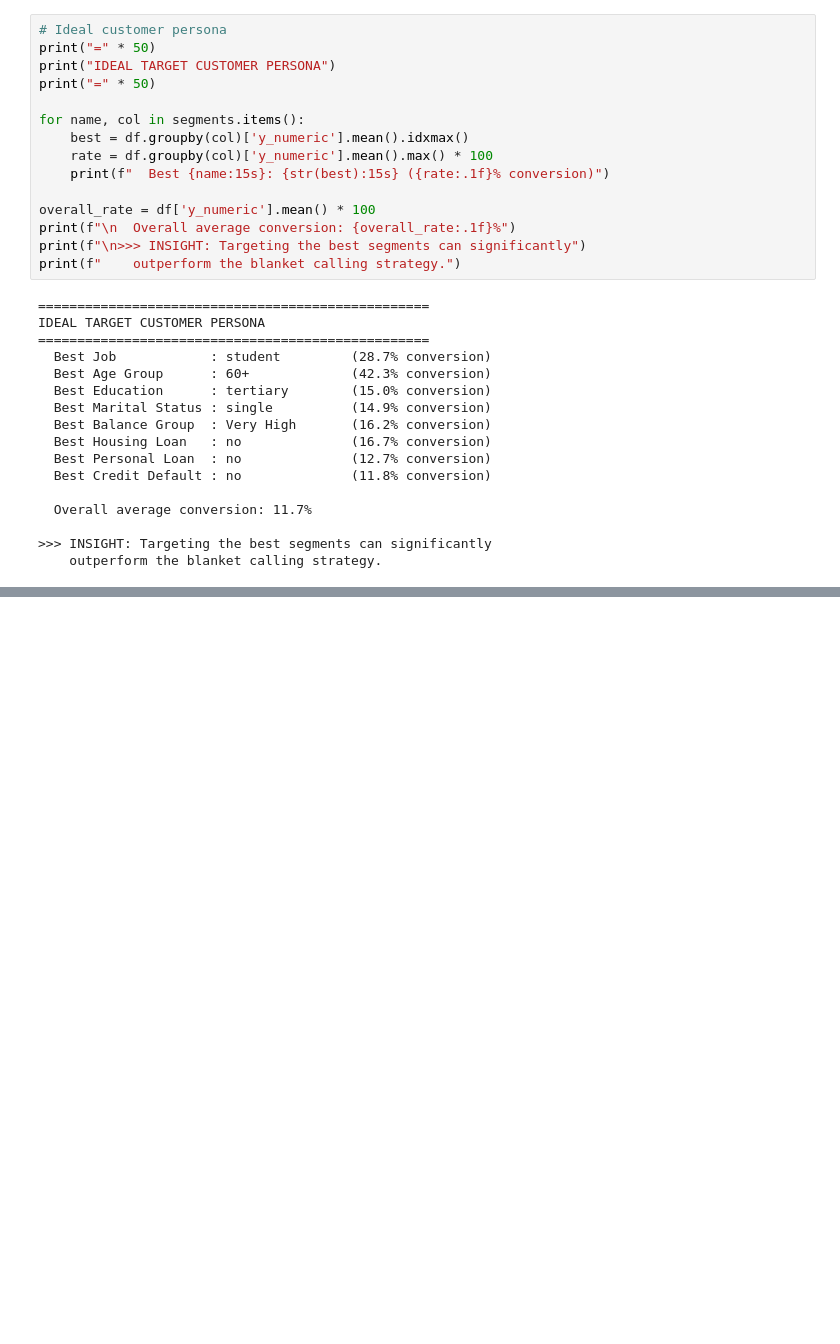
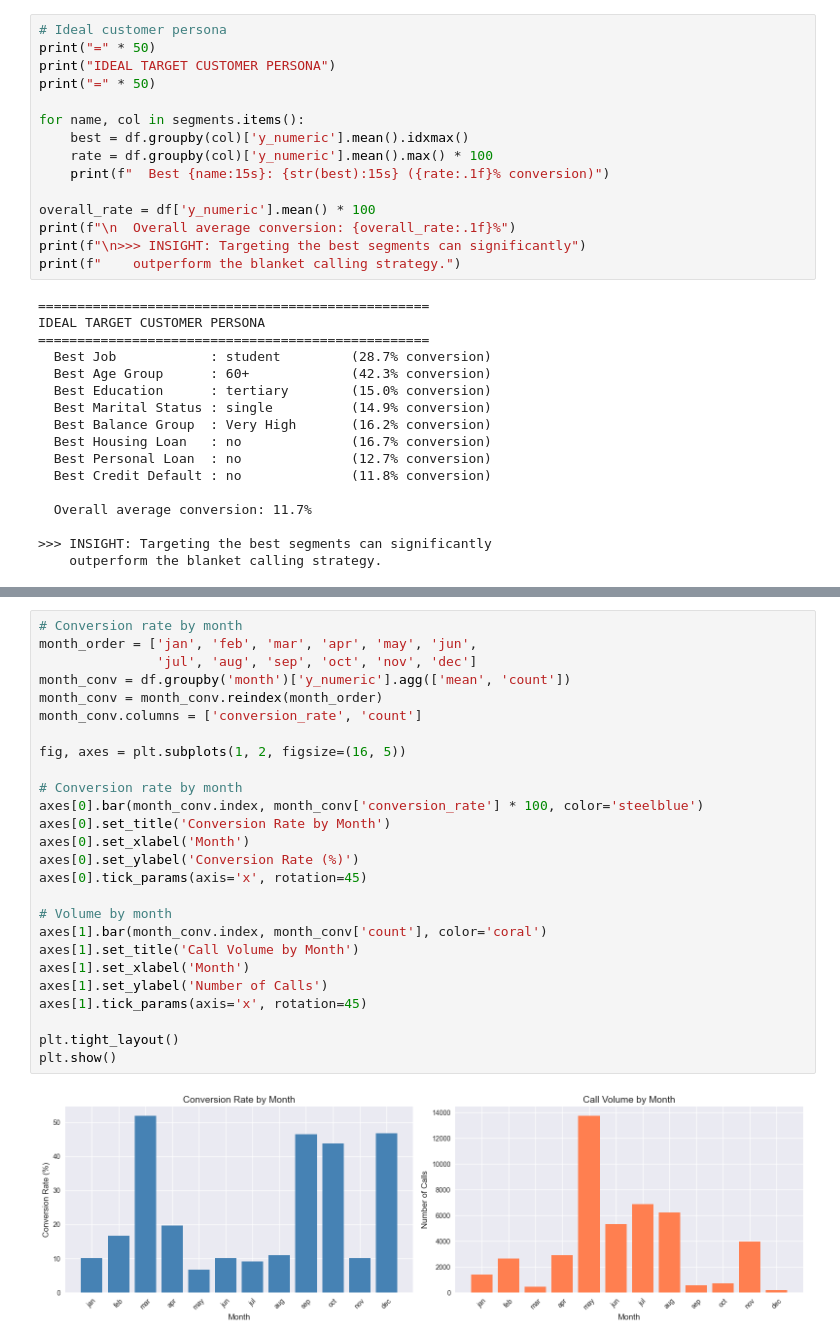
Before and after one commit to agrani1411/marketanalysis, a Jupyter notebook: Marketing_ROI_Analysis.ipynb, the cells around one changed output, grey strips where cells are left out. Drawn from its saved outputs; the diff is of its cells as text; blank space fills up the shorter version.

```diff
--- a/Marketing_ROI_Analysis.ipynb
+++ b/Marketing_ROI_Analysis.ipynb
@@ -509,0 +530,28 @@ IDEAL TARGET CUSTOMER PERSONA
+# %%
+# Conversion rate by month
+month_order = ['jan', 'feb', 'mar', 'apr', 'may', 'jun',
+               'jul', 'aug', 'sep', 'oct', 'nov', 'dec']
+month_conv = df.groupby('month')['y_numeric'].agg(['mean', 'count'])
+month_conv = month_conv.reindex(month_order)
+month_conv.columns = ['conversion_rate', 'count']
+
+fig, axes = plt.subplots(1, 2, figsize=(16, 5))
+
+# Conversion rate by month
+axes[0].bar(month_conv.index, month_conv['conversion_rate'] * 100, color='steelblue')
+axes[0].set_title('Conversion Rate by Month')
+axes[0].set_xlabel('Month')
+axes[0].set_ylabel('Conversion Rate (%)')
+axes[0].tick_params(axis='x', rotation=45)
+
+# Volume by month
+axes[1].bar(month_conv.index, month_conv['count'], color='coral')
+axes[1].set_title('Call Volume by Month')
+axes[1].set_xlabel('Month')
+axes[1].set_ylabel('Number of Calls')
+axes[1].tick_params(axis='x', rotation=45)
+
+plt.tight_layout()
+plt.show()
+# %% [output]
+[figure, added]
```
Also changed, not shown: parts of 6 cells of this notebook, 1 other file.
